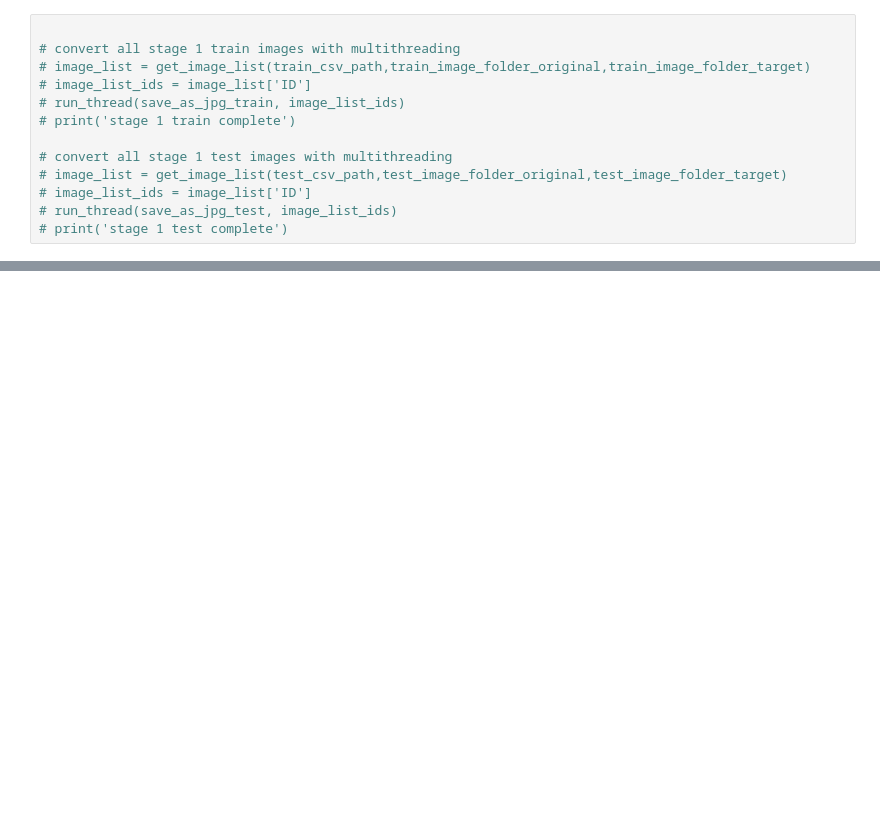
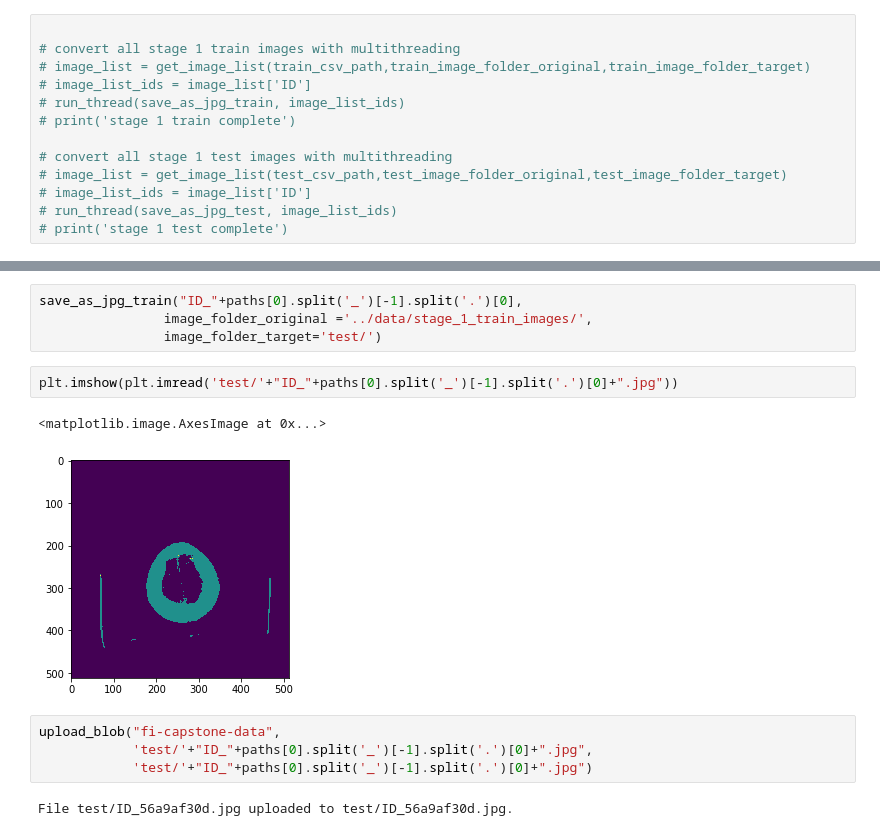
Before and after one commit to RumTumTum/capstone, a Jupyter notebook: dcm_to_jpg.ipynb, the cells around one changed output, grey strips where cells are left out. Saved outputs shown, nothing was run; the diff lists cells and outputs as text; blank space fills up the shorter version.

Commit message:
add cloud storage upload

```diff
--- a/dcm_to_jpg.ipynb
+++ b/dcm_to_jpg.ipynb
@@ -176,0 +189,15 @@ def run_thread(f, iterable):
+# %%
+save_as_jpg_train("ID_"+paths[0].split('_')[-1].split('.')[0],
+                image_folder_original ='../data/stage_1_train_images/',
+                image_folder_target='test/')
+# %%
+plt.imshow(plt.imread('test/'+"ID_"+paths[0].split('_')[-1].split('.')[0]+".jpg"))
+# %% [output]
+<matplotlib.image.AxesImage at 0x...>
+[figure, added]
+# %%
+upload_blob("fi-capstone-data",
+            'test/'+"ID_"+paths[0].split('_')[-1].split('.')[0]+".jpg",
+            'test/'+"ID_"+paths[0].split('_')[-1].split('.')[0]+".jpg")
+# %% [output]
+File test/ID_56a9af30d.jpg uploaded to test/ID_56a9af30d.jpg.
```
Also changed, not shown: parts of 12 cells of this notebook.
